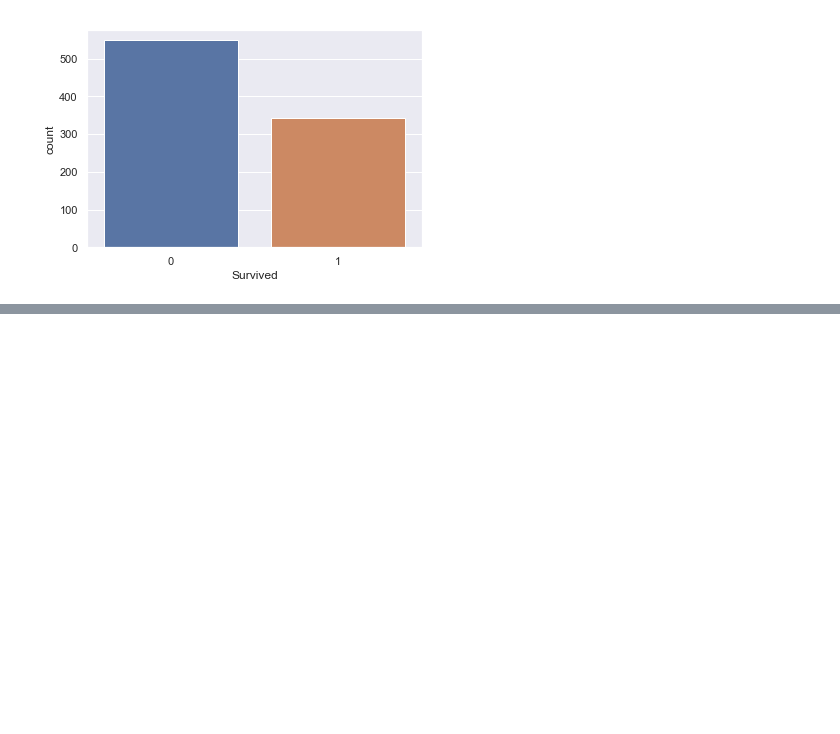
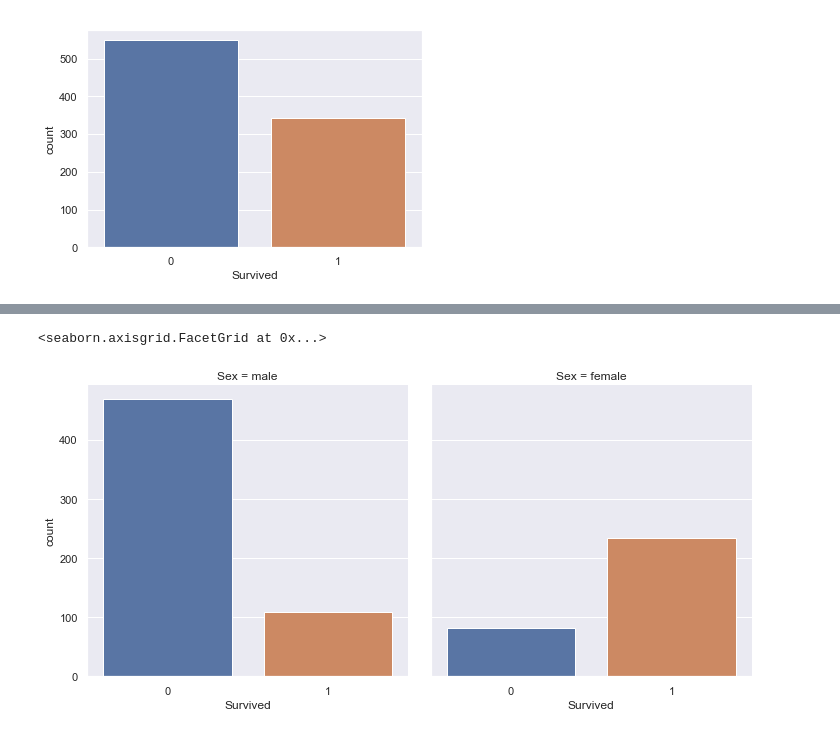
Before and after one commit to abitravers1989/titanic_kaggle, a Jupyter notebook: titantic.ipynb, the cells around one changed output, grey strips where cells are left out. Drawn from its saved outputs; the diff is of its cells as text; code cells hidden in the pictures; blank space fills up the shorter version.

```diff
--- a/titantic.ipynb
+++ b/titantic.ipynb
@@ -35,0 +44,5 @@ sns.countplot(x='Survived', data=train_data)
+# %%
+sns.catplot(x='Survived', col='Sex', kind='count', data=train_data)
+# %% [output]
+<seaborn.axisgrid.FacetGrid at 0x...>
+[figure, added]
```
Also changed, not shown: parts of 7 cells of this notebook, 3 other files.
